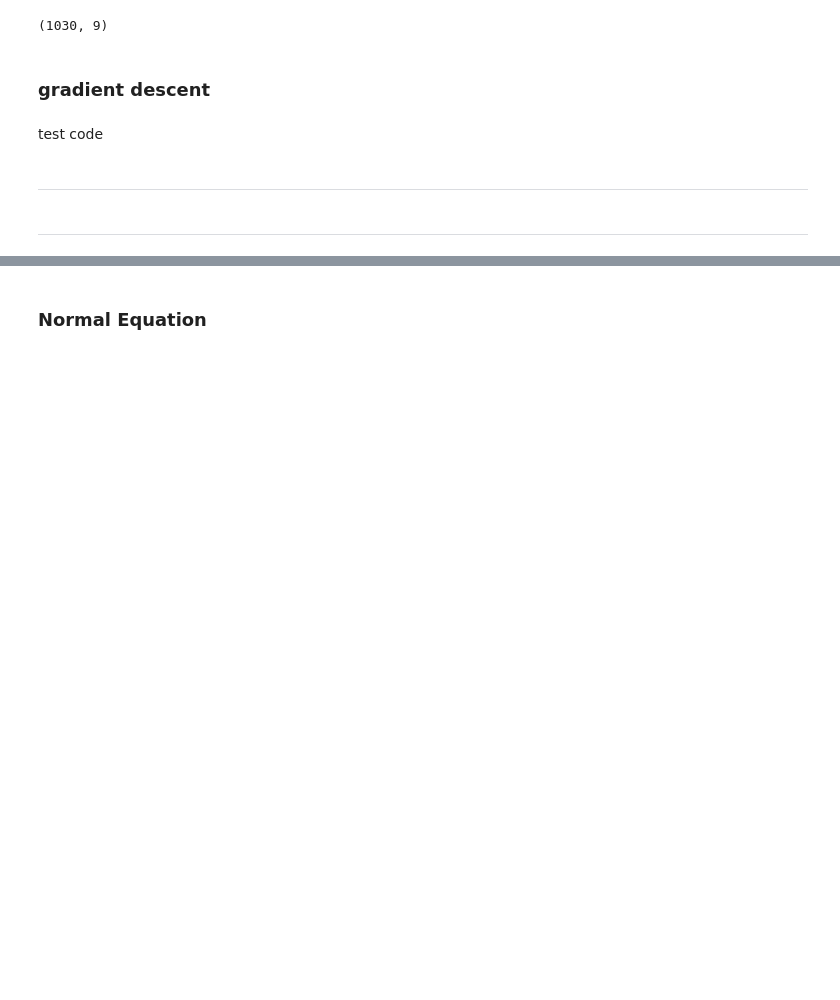
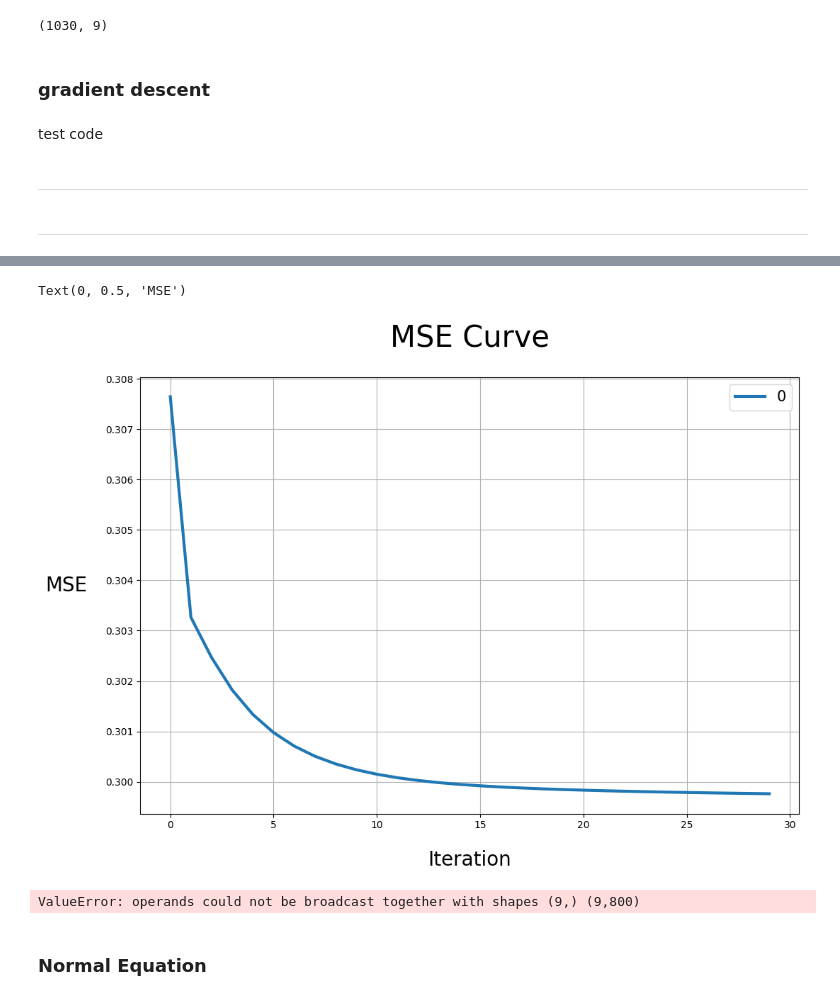
Before and after one commit to YangDongJae/ML, a Jupyter notebook: KOREATECH/assign02/assignment2-2 src/origin copy.ipynb, the cells around one changed output, grey strips where cells are left out. Cells and saved outputs as stored; diff of their text form; code cells hidden in the pictures; blank space fills up the shorter version.

```diff
--- a/KOREATECH/assign02/assignment2-2 src/origin copy.ipynb
+++ b/KOREATECH/assign02/assignment2-2 src/origin copy.ipynb
@@ -200,7 +200,7 @@ X.shape
 ---
 # %%
 def mse(y,y_pred) :
-    loss = 0.5*np.sum((y_pred-y)**2)/len(X)
+    loss = 0.5*np.sum((y_pred-y)**2)/len(y)
     return loss
 
 def get_weight_udpate(w, b, x, y, lr = 0.001):
@@ -230,7 +230,7 @@ def get_weight_udpate(w, b, x, y, lr = 0.001):
     return w_update, b_update,weights
 
 def prediction(X,weight):
-    y_predicted = np.dot(X, weights)
+    y_predicted = np.dot(X, weight)
     y_predicted = y_predicted.reshape(len(y_predicted), -1)
     return y_predicted
 # %%
@@ -354,10 +354,11 @@ w = np.zeros([X_train.shape[1] - 1,1])
 b = np.zeros((1,1))
 y = y_train
 MSE = 10
+MSE_hist = []
 
 while MSE > 0.03:
     step += 1
-    w_update, b_update,weights = get_weight_udpate(w,b,x,y,0.001)
+    w_update, b_update,weights = get_weight_udpate(w,b,x,y,0.1)
 
     w = w - w_update
     b = b - b_update
@@ -368,7 +369,7 @@ while MSE > 0.03:
     if step % 10 == 0 :
         print("[%d step] mse : %f" % (step, MSE))
         # print("current weight : ", w,b)
-
+        MSE_hist.append(MSE)
 print('\ntotal step : ', step)
 print("weight: ", w_update, b_update)
 # %% [output]
@@ -396,0 +394,2 @@ NameError: name 'asdfa' is not defined
+# %%
+history_DF = pd.DataFrame(MSE_hist)
@@ -396,0 +412,10 @@ NameError: name 'asdfa' is not defined
+# %%
+history_DF[:30].plot(figsize = (12,8), linewidth = 3)
+plt.grid(True)
+plt.legend(loc = 'upper right', fontsize = 15)
+plt.title ("MSE Curve", fontsize = 30, pad = 30)
+plt.xlabel('Iteration', fontsize = 20, loc = 'center', labelpad=20)
+plt.ylabel('MSE', fontsize = 20, rotation = 0, loc = 'center', labelpad = 40)
+# %% [output]
+Text(0, 0.5, 'MSE')
+[figure, added]
@@ -397,3 +453,9 @@ NameError: name 'asdfa' is not defined
+# %%
+c = GradientDescent()
+
+w = c.fit(X_train, y_train)
+# %% [output]
+ValueError: operands could not be broadcast together with shapes (9,) (9,800)
 # %% [markdown]
 ### Normal Equation
 # %%
```
Also changed, not shown: parts of 5 cells of this notebook, 1 other file.
